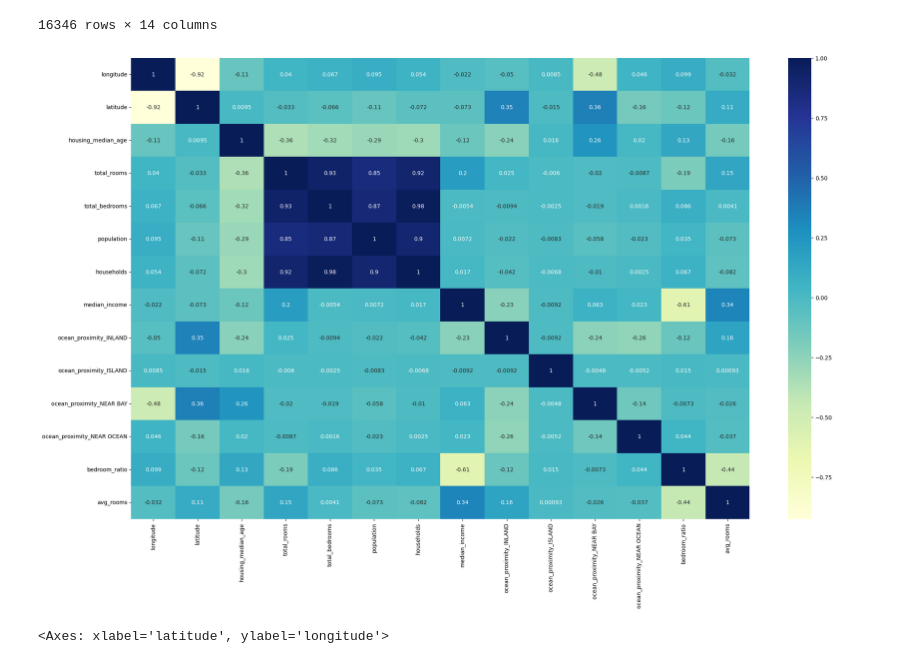
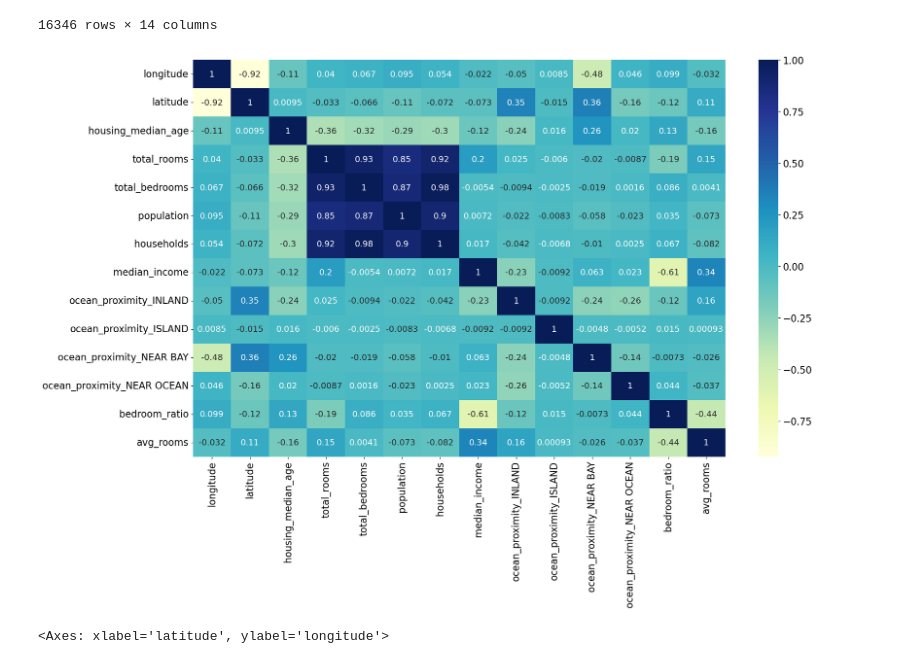
Before and after one commit to Elijah-Diekmann/ML-House-Price-Predictions, a Jupyter notebook: ML Project.ipynb, the cells around one changed output. Drawn from its saved outputs; the diff is of its cells as text; code cells hidden in the pictures.

```diff
--- a/ML Project.ipynb
+++ b/ML Project.ipynb
@@ -109,11 +104,21 @@ X_train
 | 15948 | -122.43 | 37.73 | 52.0 | 3602.0 | 738.0 | 2270.0 | 647.0 | ... |
 16346 rows × 14 columns
 # %%
-plt.figure(figsize=(25, 15))
-sns.heatmap(X_train.corr(), annot=True, cmap='YlGnBu')
+label_font_size = 16  # You can adjust the font size as needed
+annot_font_size = 14  # Adjust the annotation font size
+
+plt.figure(figsize=(20, 12))
+heatmap = sns.heatmap(X_train.corr(), annot=True, cmap='YlGnBu', annot_kws={"size": annot_font_size})
+
+# Set the font size for the labels and color bar
+plt.xticks(fontsize=label_font_size)
+plt.yticks(fontsize=label_font_size)
+cbar = heatmap.collections[0].colorbar
+cbar.ax.tick_params(labelsize=label_font_size)
+
 plt.show()
 # %% [output]
-[figure, old version]
+[figure, new version]
 # %%
 plt.figure(figsize=(10, 6))
 sns.scatterplot(x='latitude', y='longitude', data=X_train, hue=y_train, palette='coolwarm')
```
Also changed, not shown: parts of 4 cells of this notebook.
